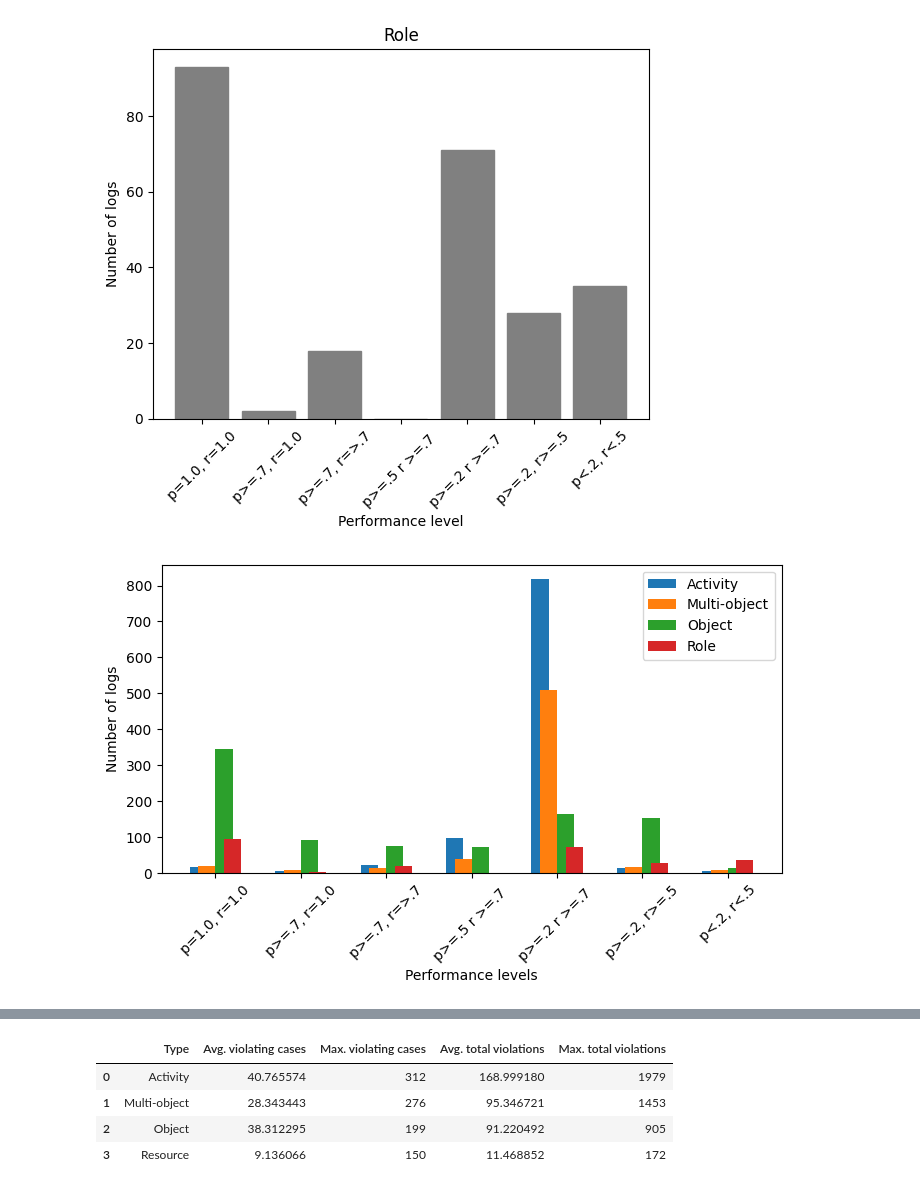
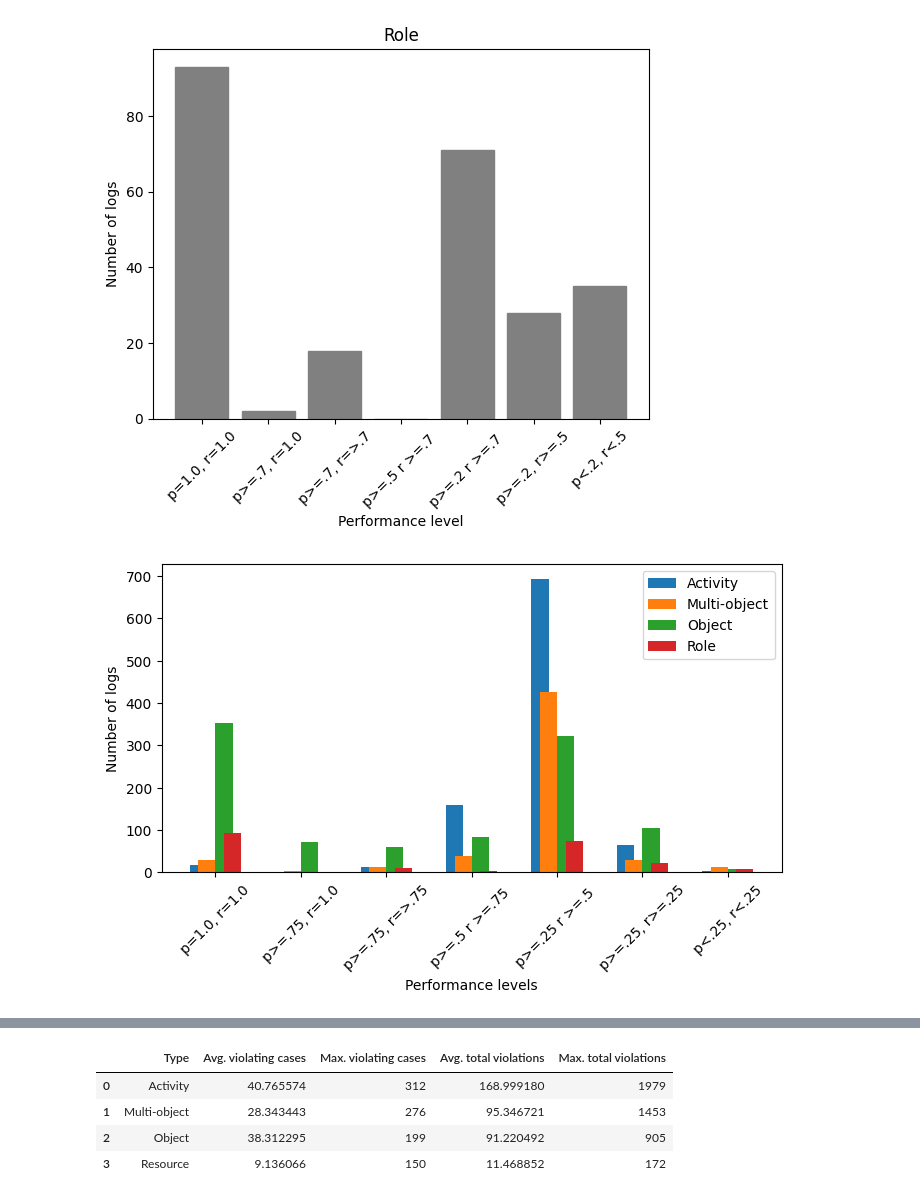
Before and after one commit to a-rebmann/semantic-constraint-miner, a Jupyter notebook: notebooks/evaluation_results.ipynb, the cells around one changed output, grey strips where cells are left out. Cells and saved outputs as stored; diff of their text form; code cells hidden in the pictures.

```diff
--- a/notebooks/evaluation_results.ipynb
+++ b/notebooks/evaluation_results.ipynb
@@ -6,7 +8,9 @@ from pathlib import Path
 from semconstmining.config import Config
 import warnings
 warnings.filterwarnings('ignore')
-res_file = "folds_2023-08-07 21-52-36.csv"
+#res_file = "folds_2023-08-07 21-52-36.csv"
+#res_file = "folds_2023-08-23 10-51-48.csv"
+res_file= "folds_2023-08-24 20-46-36.csv"
 conf = Config(Path(os.getcwd()).parents[1].resolve(), "sap_sam_filtered")
 
 import pandas as pd
@@ -20,6 +24,7 @@ if "config" not in run_results_df.columns:
     run_results_df["config"] = "best"
 if "run_time" not in run_results_df.columns:
     run_results_df["run_time"] = 0
+pd.set_option('display.max_rows', 100)
 run_results_df
 # %% [output]
 |  | config | log_id | tp | fp | fn | precision | recall | support | run_time | ... |
@@ -237,13 +191,13 @@ from pathlib import Path
 from semconstmining.config import Config
 import warnings
 warnings.filterwarnings('ignore')
-res_file = "folds_2023-07-14 08-45-16.csv"
+res_file = "folds_2023-08-23 00-50-38.csv"
 conf = Config(Path(os.getcwd()).parents[1].resolve(), "sap_sam_filtered")
 
 import pandas as pd
 import matplotlib.pyplot as plt
 
-best_config_per_type = {conf.ACTIVITY: "0.0-0.9-50", conf.OBJECT: "0.5-0.9-250", conf.MULTI_OBJECT: "0.0-0.9-50", conf.RESOURCE: "0.5-0.9-100"}
+best_config_per_type = {conf.ACTIVITY: "0.0-0.9-100", conf.OBJECT: "0.0-0.9-100", conf.MULTI_OBJECT: "0.0-0.9-100", conf.RESOURCE: "0.5-0.9-100"}
 run_results_df = pd.read_csv(conf.DATA_EVAL / res_file)
 per_const_dfs = {}
 for const_type in const_types:
@@ -275,12 +249,12 @@ counts_medium_bad = {}
 counts_bad = {}
 for const_type in const_types:
     count_perfect = ((per_const_dfs[const_type]['precision'] >= 0.99) & (per_const_dfs[const_type]['recall'] >= 0.99)).sum()
-    count_great = ((per_const_dfs[const_type]['precision'] >= 0.7) & (per_const_dfs[const_type]['recall'] >= 0.99)).sum()
-    count_good = ((per_const_dfs[const_type]['precision'] >= 0.7) & (per_const_dfs[const_type]['recall'] >= 0.7)).sum()
-    count_medium_good = ((per_const_dfs[const_type]['precision'] >= 0.5) & (per_const_dfs[const_type]['recall'] >= 0.7)).sum()
-    count_medium = ((per_const_dfs[const_type]['precision'] >= 0.2) & (per_const_dfs[const_type]['recall'] >= 0.7)).sum()
-    count_medium_bad = ((per_const_dfs[const_type]['precision'] >= 0.2) & (per_const_dfs[const_type]['recall'] >= 0.5)).sum()
-    count_bad = ((per_const_dfs[const_type]['precision'] < 0.2) & (per_const_dfs[const_type]['recall'] < 0.5)).sum()
+    count_great = ((per_const_dfs[const_type]['precision'] >= 0.75) & (per_const_dfs[const_type]['recall'] >= 0.99)).sum()
+    count_good = ((per_const_dfs[const_type]['precision'] >= 0.75) & (per_const_dfs[const_type]['recall'] >= 0.75)).sum()
+    count_medium_good = ((per_const_dfs[const_type]['precision'] >= 0.5) & (per_const_dfs[const_type]['recall'] >= 0.75)).sum()
+    count_medium = ((per_const_dfs[const_type]['precision'] >= 0.25) & (per_const_dfs[const_type]['recall'] >= 0.5)).sum()
+    count_medium_bad = ((per_const_dfs[const_type]['precision'] >= 0.25) & (per_const_dfs[const_type]['recall'] >= 0.25)).sum()
+    count_bad = ((per_const_dfs[const_type]['precision'] < 0.25) & (per_const_dfs[const_type]['recall'] < 0.25)).sum()
 
     counts_perfect[const_type] = count_perfect
     counts_great[const_type] = count_great - counts_perfect[const_type]
@@ -400,38 +356,38 @@ import numpy as np
 import matplotlib.pyplot as plt
 
 # Data for the bars
-categories = ['p=1.0, r=1.0','p>=.7, r=1.0', 'p>=.7, r=>.7', 'p>=.5 r >=.7 ', 'p>=.2 r >=.7 ', 'p>=.2, r>=.5', 'p<.2, r<.5']
+categories = ['p=1.0, r=1.0','p>=.75, r=1.0', 'p>=.75, r=>.75', 'p>=.5 r >=.75 ', 'p>=.25 r >=.5 ', 'p>=.25, r>=.25', 'p<.25, r<.25']
 bar1_values = [counts_perfect["Activity"],counts_great["Activity"], counts_good["Activity"], counts_medium_good["Activity"], counts_medium["Activity"], counts_medium_bad["Activity"], counts_bad["Activity"]]
 bar2_values = [counts_perfect["Multi-object"], counts_great["Multi-object"], counts_good["Multi-object"], counts_medium_good["Multi-object"], counts_medium["Multi-object"], counts_medium_bad["Multi-object"], counts_bad["Multi-object"]]
 bar3_values = [counts_perfect["Object"], counts_great["Object"], counts_good["Object"], counts_medium_good["Object"], counts_medium["Object"], counts_medium_bad["Object"], counts_bad["Object"]]
 bar4_values = [counts_perfect["Resource"], counts_great["Resource"], counts_good["Resource"], counts_medium_good["Resource"], counts_medium["Resource"], counts_medium_bad["Resource"], counts_bad["Resource"]]
 
 # Position of bars on x-axis
 x = np.arange(len(categories))
 
 # Width of each bar
 bar_width = 0.2
 
 # Creating the grouped bar chart
 fig, ax = plt.subplots(figsize=(8, 4))
 bar1 = ax.bar(x - bar_width, bar1_values, bar_width, label='Activity')
 bar2 = ax.bar(x - bar_width/2, bar2_values, bar_width, label='Multi-object')
 bar3 = ax.bar(x + bar_width/2, bar3_values, bar_width, label='Object')
 bar4 = ax.bar(x + bar_width, bar4_values, bar_width, label='Role')
 
 # Adding labels, title, and ticks
 ax.set_xlabel('Performance levels')
 ax.set_ylabel('Number of logs')
 #ax.set_title('Grouped Bar Chart')
 ax.set_xticks(x)
 ax.set_xticklabels(categories)
 ax.legend()
 plt.xticks(rotation = 45)
 
 # Display the chart
 plt.show()
 # %% [output]
-[figure, old version]
+[figure, new version]
 # %%
 import os
 from pathlib import Path
```
Also changed, not shown: parts of 15 cells of this notebook, 3 other files.
